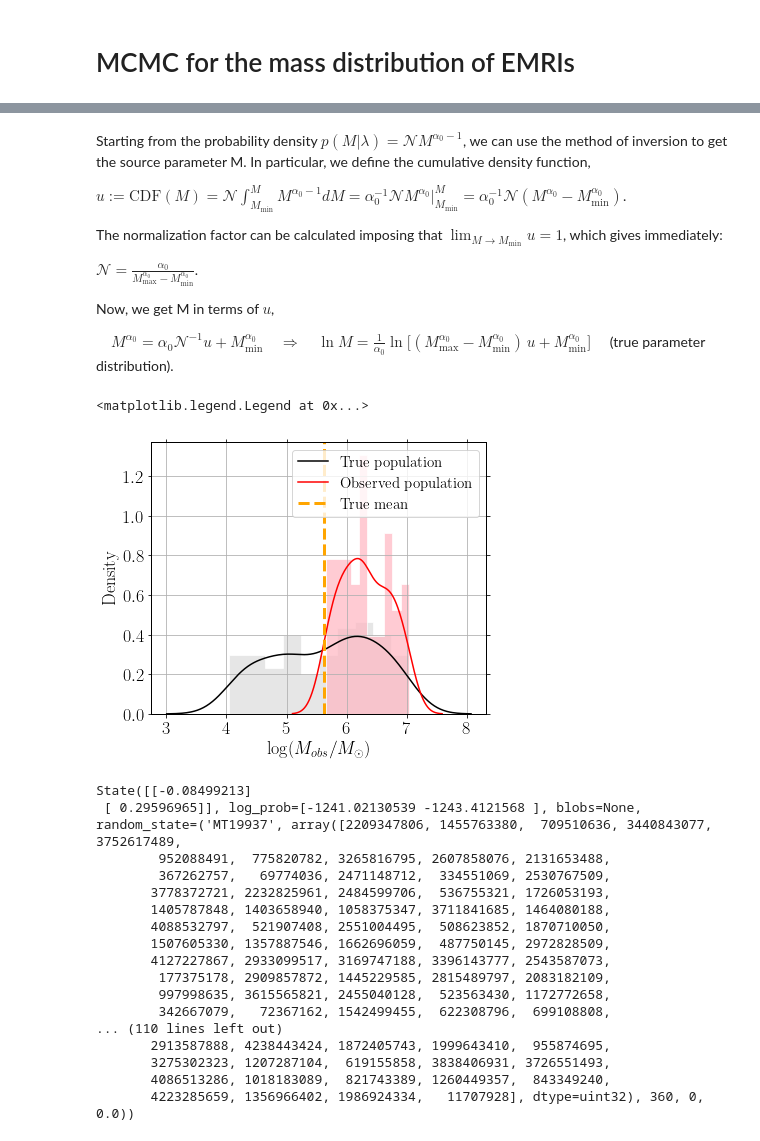
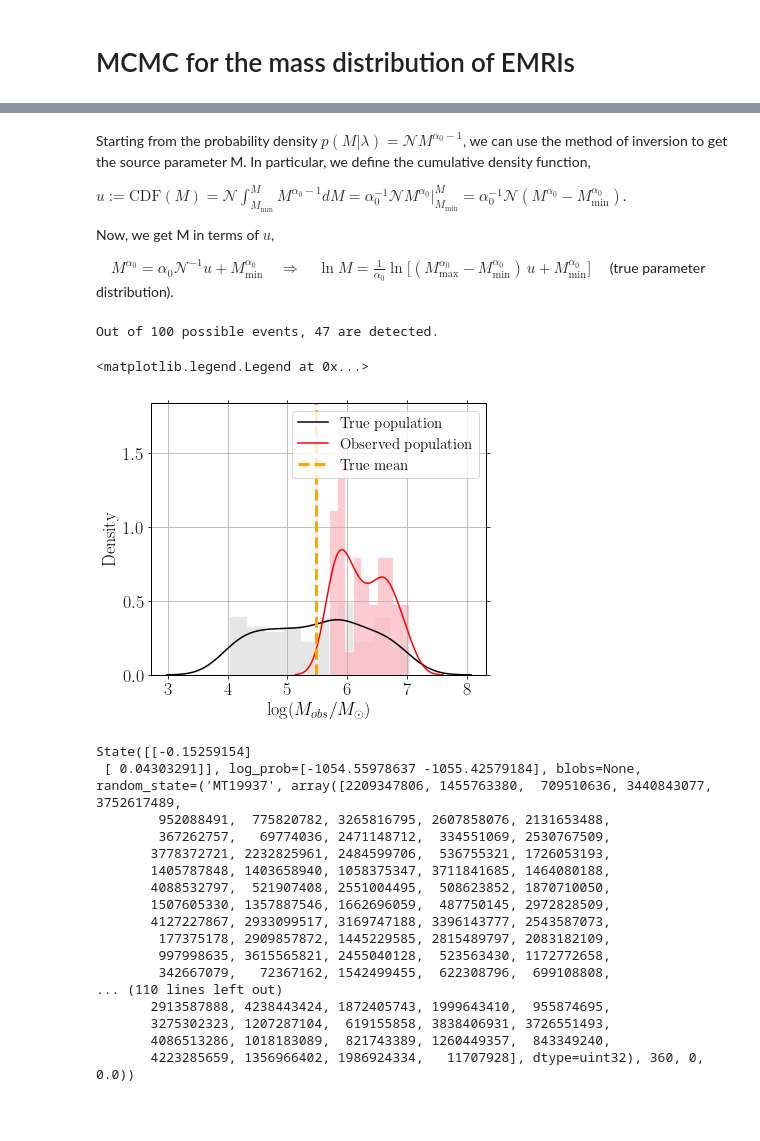
Before and after one commit to aantonelli94/PopFisher, a Jupyter notebook: GW_like_examples/EMRI_mass_function_with_selectioneffects.ipynb, the cells around one changed output, grey strips where cells are left out. Cells and saved outputs as stored; diff of their text form; code cells hidden in the pictures; blank space fills up the shorter version.

```diff
--- a/GW_like_examples/EMRI_mass_function_with_selectioneffects.ipynb
+++ b/GW_like_examples/EMRI_mass_function_with_selectioneffects.ipynb
@@ -1,5 +1,7 @@
 # %% [markdown]
 # MCMC for the mass distribution of EMRIs
+# %%
+selection_effects = True # Select True if you want to complicate your life.
 # %%
 import numpy as np
 import matplotlib.pyplot as plt
@@ -94,10 +75,6 @@ Starting from the probability density $p(M|\lambda)=\mathcal{N} M^{\alpha_0-1}$,
 
 $u:=\text{CDF}(M)= \mathcal{N}\int_{M_\text{min}}^{M}M^{\alpha_0-1}dM = \alpha_0^{-1}\mathcal{N}M^{\alpha_0}\big|_{M_\text{min}}^{M}=\alpha_0^{-1}\mathcal{N}(M^{\alpha_0}-M^{\alpha_0}_{\text{min}})$.
 
-The normalization factor can be calculated imposing that $\lim_{M\rightarrow M_{\text{min}}} u=1$, which gives immediately:
-
-$\mathcal{N}=\frac{\alpha_0}{M^{\alpha_0}_\text{max}-M^{\alpha_0}_{\text{min}}}$.
-
 Now, we get M in terms of $u$,
 
 $\quad M^{\alpha_0}=\alpha_0\mathcal{N}^{-1} u +M^{\alpha_0}_{\text{min}}\quad\Longrightarrow \quad \ln M =\frac{1}{\alpha_0} \ln\big[(M^{\alpha_0}_\text{max}-M^{\alpha_0}_{\text{min}})\, u +M^{\alpha_0}_{\text{min}}\big]\quad $ (true parameter distribution).
@@ -104,5 +95,7 @@ $\quad M^{\alpha_0}=\alpha_0\mathcal{N}^{-1} u +M^{\alpha_0}_{\text{min}}\quad\L
 # %%
-from scipy.special import erfc
+"""
+Noise characteristics.
+"""
 
 sigma = 0.1
 dth = 13.0
@@ -113,43 +106,50 @@ Data draws.
 """
 
 u = np.random.uniform(size=N_obs)
-logM_t=alpha0_t**-1 * np.log((M_max**(alpha0_t)-M_min**(alpha0_t))*u+ M_min**(alpha0_t)*np.ones(N_obs))
-#logM_obs = 0.5 * erfc((dth - logM_t)/np.sqrt(2*sigma**2))
-
-
+logM_t=log_M(alpha0_t, N_obs, M_max,M_min)
 d_i = noise + logM_t  # observation model made of noise + true population.
-
 d_i_selbias = d_i[d_i>dth]
 N_det = len(d_i_selbias)
 
+if selection_effects==True: print('Out of', N_obs,'possible events,', N_det,'are detected.')
+
 """
 Data array. The structure of data is such that Data[i,j] is the jth posterior sample from event i.
-We assume the observation model p(d|theta) is a normal gaussian.
+We assume the observation model p(d|theta) is a normal gaussian with noise variance sigma.
 
 """
 
-logM_obs=np.zeros((N_obs,N_samp_per_obs))
-logM_obs_selbias=np.zeros((N_det,N_samp_per_obs))
+logM_obs=np.zeros((N_obs,N_samps_likelihoods))
+logM_obs_selbias=np.zeros((N_det,N_samps_likelihoods))
 
 for i in np.arange(N_obs):
-    logM_obs[i,:]=np.random.normal(d_i[i],sigma,size=N_samp_per_obs)
+    logM_obs[i,:]=np.random.normal(d_i[i],sigma,size=N_samps_likelihoods)
+for i in np.arange(N_det):
+    logM_obs_selbias[i,:]=np.random.normal(d_i_selbias[i],sigma,size=N_samps_likelihoods)
 
-for i in np.arange(N_det):
-    logM_obs_selbias[i,:]=np.random.normal(d_i_selbias[i],sigma,size=N_samp_per_obs)
+if selection_effects == True:
+    data = logM_obs_selbias
+else:
+    data =logM_obs
+# %% [output]
+Out of 100 possible events, 47 are detected.
 # %%
 fig, ax = plt.subplots(1,1,figsize=(6,5))
 plt.hist(np.log10(np.exp(d_i)),density=True,bins=10,histtype = 'stepfilled',
                                color ='gainsboro', alpha=0.7, edgecolor='white')
-plt.hist(np.log10(np.exp(d_i_selbias)),density=True,bins=10,histtype = 'stepfilled',
+sns.kdeplot(np.array(np.log10(np.exp(d_i))), label='True population',c='k')
+
+if selection_effects==True:
+    plt.hist(np.log10(np.exp(d_i_selbias)),density=True,bins=10,histtype = 'stepfilled',
                                color ='lightpink', alpha=0.7, edgecolor='white')
-sns.kdeplot(np.array(np.log10(np.exp(d_i))), label='True population',c='k')
-sns.kdeplot(np.array(np.log10(np.exp(d_i_selbias))), label='Observed population',c='red')
+    sns.kdeplot(np.array(np.log10(np.exp(d_i_selbias))), label='Observed population',c='red')
+
 plt.axvline(x=np.log10(np.exp(np.mean(logM_t))), label='True mean', c='orange',ls='--',lw=3)
 
 plt.xlabel('$\log(M_{obs}/M_\odot)$')
 plt.ylabel('Density')
 plt.legend()
 # %% [output]
 <matplotlib.legend.Legend at 0x...>
-[figure, old version]
+[figure, new version]
 # %%
@@ -246,12 +220,12 @@ ndim = 1; nwalkers = 2
 pos_init0 = [alpha0_t]
 p0 = pos_init0*(1+0.001* np.random.randn(nwalkers, ndim))
 
-sampler = emcee.EnsembleSampler(nwalkers, ndim, which_likelihood, args=[which_data])
+sampler = emcee.EnsembleSampler(nwalkers, ndim, log_likelihood, args=[data])
 
 sampler.run_mcmc(p0, n_iter, progress=True)
 # %% [output]
-State([[-0.08499213]
- [ 0.29596965]], log_prob=[-1241.02130539 -1243.4121568 ], blobs=None, random_state=('MT19937', array([2209347806, 1455763380,  709510636, 3440843077, 3752617489,
+State([[-0.15259154]
+ [ 0.04303291]], log_prob=[-1054.55978637 -1055.42579184], blobs=None, random_state=('MT19937', array([2209347806, 1455763380,  709510636, 3440843077, 3752617489,
         952088491,  775820782, 3265816795, 2607858076, 2131653488,
         367262757,   69774036, 2471148712,  334551069, 2530767509,
        3778372721, 2232825961, 2484599706,  536755321, 1726053193,
```
Also changed, not shown: parts of 14 cells of this notebook, 1 other file.
